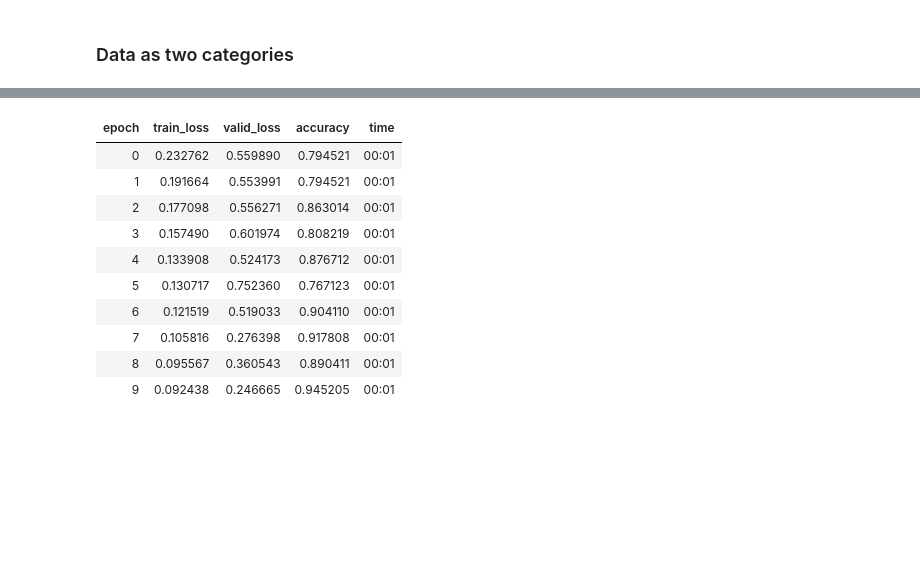
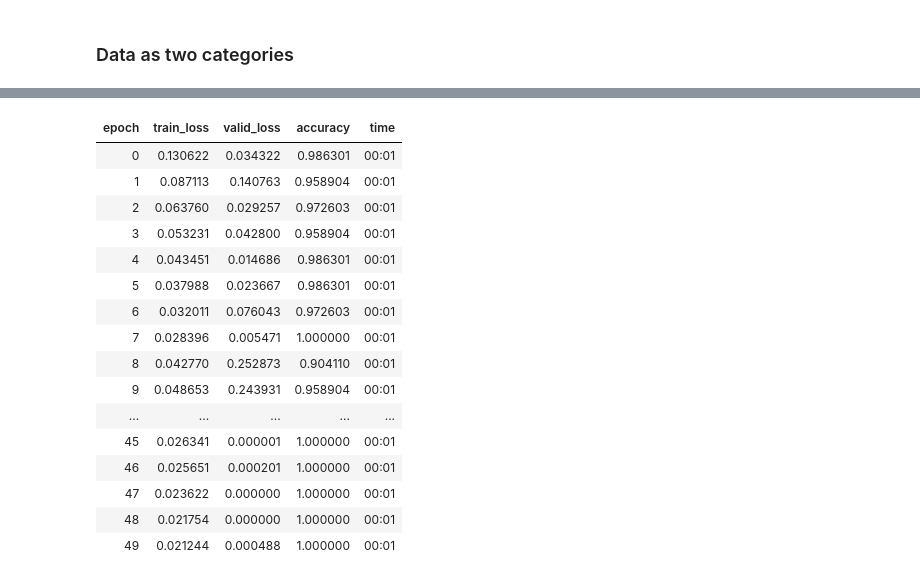
Before and after one commit to mikkellars/EiT_project, a Jupyter notebook: vision/texel_resnet50/train.ipynb, the cells around one changed output, grey strips where cells are left out. Cells and saved outputs as stored; diff of their text form; code cells hidden in the pictures; blank space fills up the shorter version.

```diff
--- a/vision/texel_resnet50/train.ipynb
+++ b/vision/texel_resnet50/train.ipynb
@@ -58,14 +62,20 @@ learn = cnn_learner(dls, resnet50, metrics=accuracy, model_dir="/home/mikkel/Doc
 # %%
-learn.fit_one_cycle(10, 8e-3, cbs=SaveModelCallback(monitor='accuracy', comp=np.greater))
+learn.fit_one_cycle(50, 0.02, cbs=SaveModelCallback(monitor='valid_loss', comp=np.less))
 # %% [output]
 | epoch | train_loss | valid_loss | accuracy | time |
-| 0 | 0.232762 | 0.559890 | 0.794521 | 00:01 |
-| 1 | 0.191664 | 0.553991 | 0.794521 | 00:01 |
-| 2 | 0.177098 | 0.556271 | 0.863014 | 00:01 |
-| 3 | 0.157490 | 0.601974 | 0.808219 | 00:01 |
-| 4 | 0.133908 | 0.524173 | 0.876712 | 00:01 |
-| 5 | 0.130717 | 0.752360 | 0.767123 | 00:01 |
-| 6 | 0.121519 | 0.519033 | 0.904110 | 00:01 |
-| 7 | 0.105816 | 0.276398 | 0.917808 | 00:01 |
-| 8 | 0.095567 | 0.360543 | 0.890411 | 00:01 |
-| 9 | 0.092438 | 0.246665 | 0.945205 | 00:01 |
+| 0 | 0.130622 | 0.034322 | 0.986301 | 00:01 |
+| 1 | 0.087113 | 0.140763 | 0.958904 | 00:01 |
+| 2 | 0.063760 | 0.029257 | 0.972603 | 00:01 |
+| 3 | 0.053231 | 0.042800 | 0.958904 | 00:01 |
+| 4 | 0.043451 | 0.014686 | 0.986301 | 00:01 |
+| 5 | 0.037988 | 0.023667 | 0.986301 | 00:01 |
+| 6 | 0.032011 | 0.076043 | 0.972603 | 00:01 |
+| 7 | 0.028396 | 0.005471 | 1.000000 | 00:01 |
+| 8 | 0.042770 | 0.252873 | 0.904110 | 00:01 |
+| 9 | 0.048653 | 0.243931 | 0.958904 | 00:01 |
+| ... | ... | ... | ... | ... |
+| 45 | 0.026341 | 0.000001 | 1.000000 | 00:01 |
+| 46 | 0.025651 | 0.000201 | 1.000000 | 00:01 |
+| 47 | 0.023622 | 0.000000 | 1.000000 | 00:01 |
+| 48 | 0.021754 | 0.000000 | 1.000000 | 00:01 |
+| 49 | 0.021244 | 0.000488 | 1.000000 | 00:01 |
```
Also changed, not shown: parts of 5 cells of this notebook, 2 other files.
